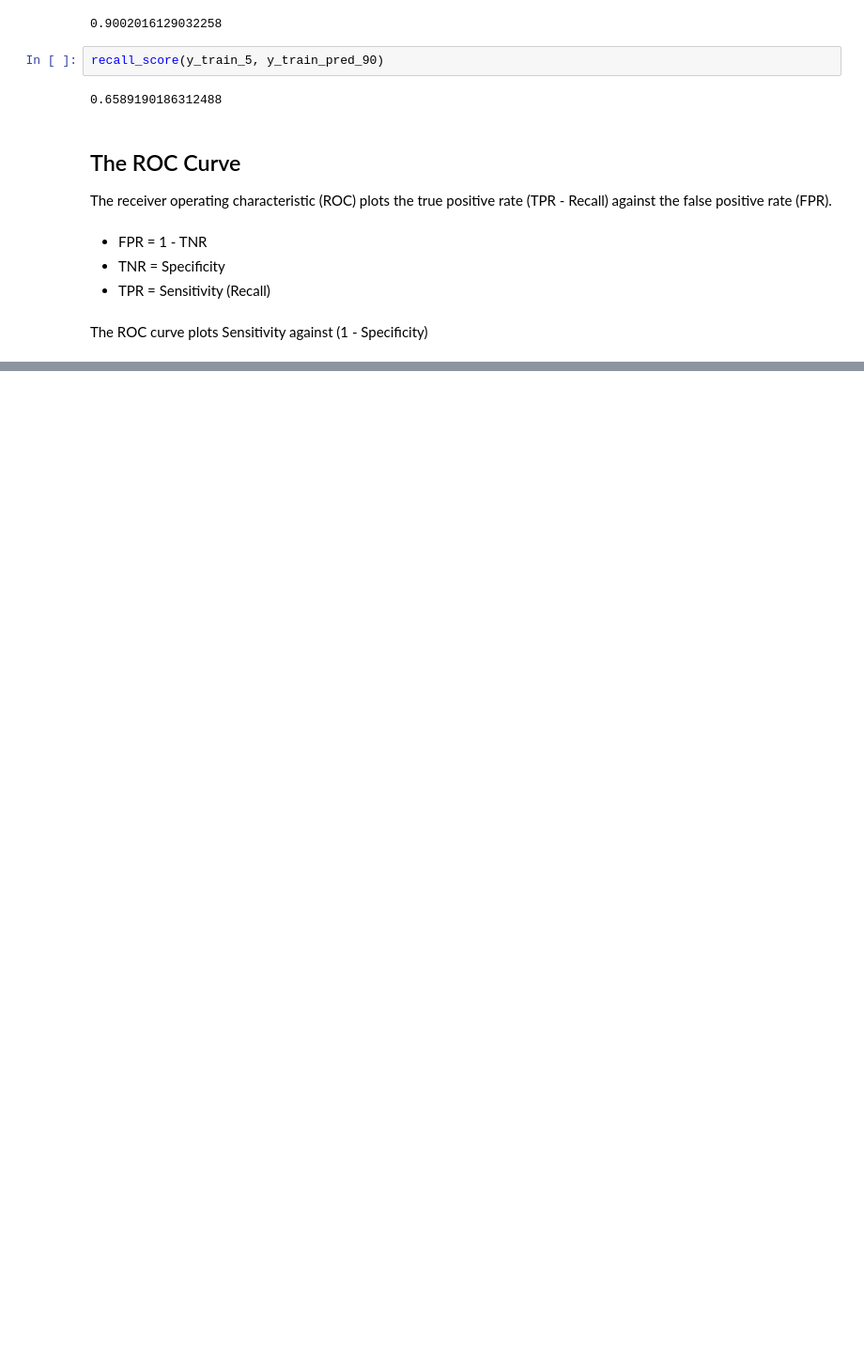
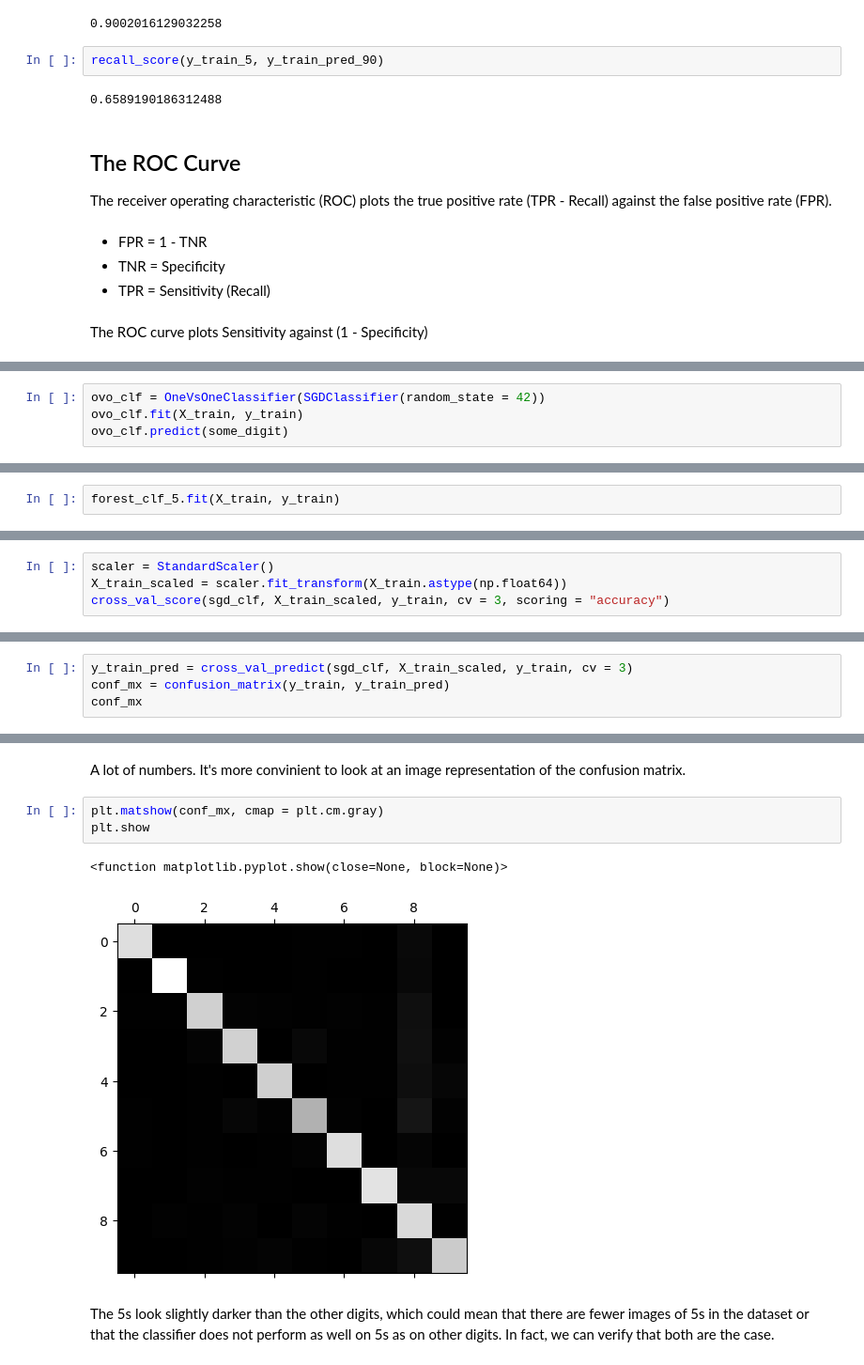
Before and after one commit to vinsmori/mnist-classification, a Jupyter notebook: notebooks/01_mnist_classification.ipynb, the cells around one changed output, grey strips where cells are left out. Shown at 94% size. Saved outputs shown, nothing was run; the diff lists cells and outputs as text; blank space fills up the shorter version.

```diff
--- a/notebooks/01_mnist_classification.ipynb
+++ b/notebooks/01_mnist_classification.ipynb
@@ -242,0 +357,4 @@ The ROC curve plots Sensitivity against (1 - Specificity)
+# %%
+ovo_clf = OneVsOneClassifier(SGDClassifier(random_state = 42))
+ovo_clf.fit(X_train, y_train)
+ovo_clf.predict(some_digit)
@@ -242,0 +369,2 @@ The ROC curve plots Sensitivity against (1 - Specificity)
+# %%
+forest_clf_5.fit(X_train, y_train)
@@ -242,0 +384,4 @@ The ROC curve plots Sensitivity against (1 - Specificity)
+# %%
+scaler = StandardScaler()
+X_train_scaled = scaler.fit_transform(X_train.astype(np.float64))
+cross_val_score(sgd_clf, X_train_scaled, y_train, cv = 3, scoring = "accuracy")
@@ -242,0 +393,4 @@ The ROC curve plots Sensitivity against (1 - Specificity)
+# %%
+y_train_pred = cross_val_predict(sgd_clf, X_train_scaled, y_train, cv = 3)
+conf_mx = confusion_matrix(y_train, y_train_pred)
+conf_mx
@@ -242,0 +408,10 @@ The ROC curve plots Sensitivity against (1 - Specificity)
+# %% [markdown]
+A lot of numbers. It's more convinient to look at an image representation of the confusion matrix.
+# %%
+plt.matshow(conf_mx, cmap = plt.cm.gray)
+plt.show
+# %% [output]
+<function matplotlib.pyplot.show(close=None, block=None)>
+[figure, added]
+# %% [markdown]
+The 5s look slightly darker than the other digits, which could mean that there are fewer images of 5s in the dataset or that the classifier does not perform as well on 5s as on other digits. In fact, we can verify that both are the case.
```
Also changed, not shown: parts of 71 cells of this notebook, 1 other file.
